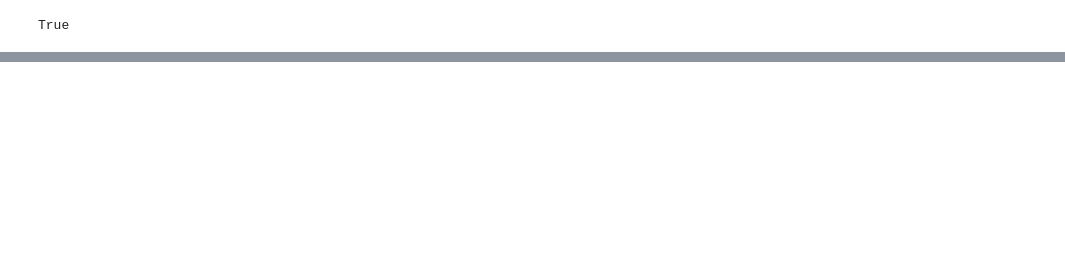
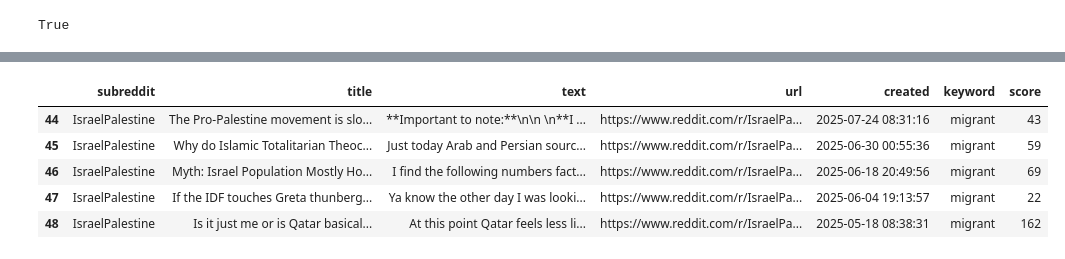
Before and after one commit to AnnaVerbytska/Migration_Sentiment, a Jupyter notebook: notebooks/get_data.ipynb, the cells around one changed output, grey strips where cells are left out. Drawn from its saved outputs; the diff is of its cells as text; code cells hidden in the pictures; blank space fills up the shorter version.

```diff
--- a/notebooks/get_data.ipynb
+++ b/notebooks/get_data.ipynb
@@ -54,0 +55,9 @@ Posted on: 2020-09-12 19:53:16
+# %%
+df[df['subreddit']=='IsraelPalestine'].head()  # Example for specific subreddit
+# %% [output]
+|  | subreddit | title | text | url | created | keyword | score |
+| 44 | IsraelPalestine | The Pro-Palestine movement is slo... | **Important to note:**\n\n \n**I ... | https://www.reddit.com/r/IsraelPa... | 2025-07-24 08:31:16 | migrant | 43 |
+| 45 | IsraelPalestine | Why do Islamic Totalitarian Theoc... | Just today Arab and Persian sourc... | https://www.reddit.com/r/IsraelPa... | 2025-06-30 00:55:36 | migrant | 59 |
+| 46 | IsraelPalestine | Myth: Israel Population Mostly Ho... | I find the following numbers fact... | https://www.reddit.com/r/IsraelPa... | 2025-06-18 20:49:56 | migrant | 69 |
+| 47 | IsraelPalestine | If the IDF touches Greta thunberg... | Ya know the other day I was looki... | https://www.reddit.com/r/IsraelPa... | 2025-06-04 19:13:57 | migrant | 22 |
+| 48 | IsraelPalestine | Is it just me or is Qatar basical... | At this point Qatar feels less li... | https://www.reddit.com/r/IsraelPa... | 2025-05-18 08:38:31 | migrant | 162 |
```
Also changed, not shown: parts of 14 cells of this notebook, 3 other files.
